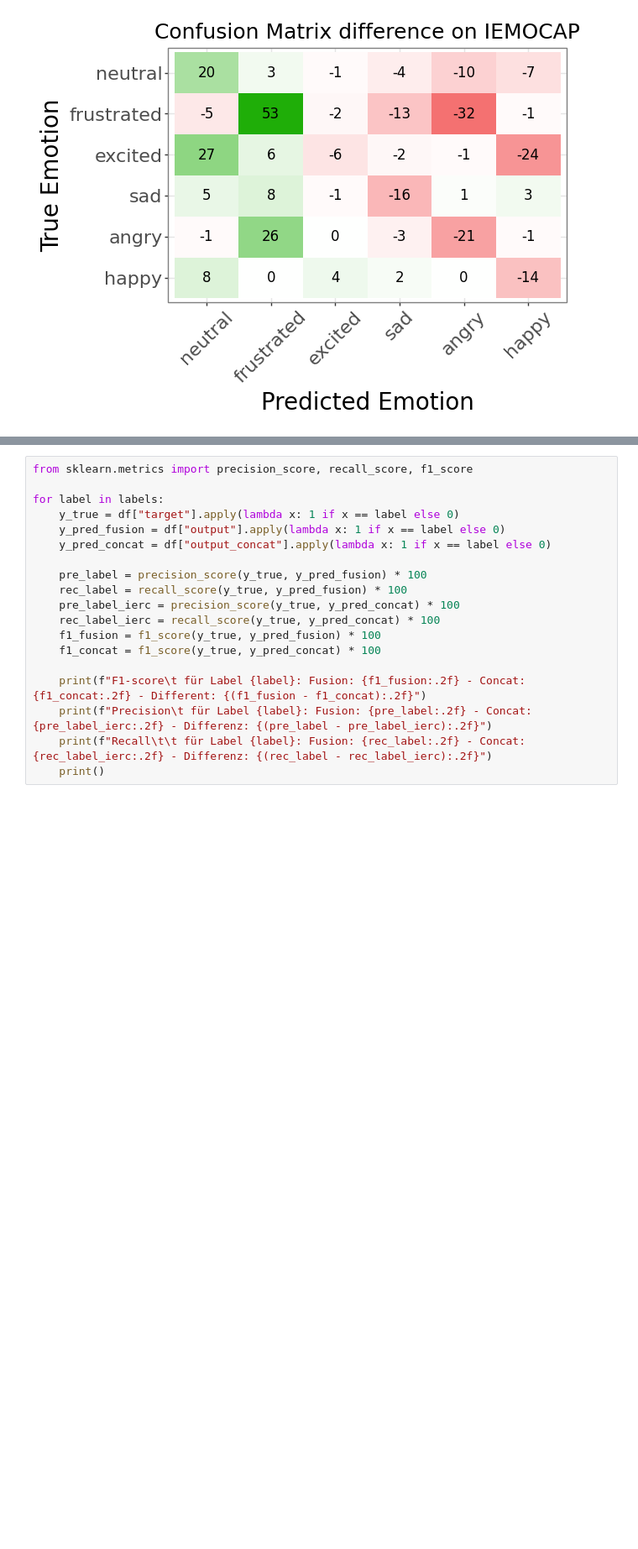
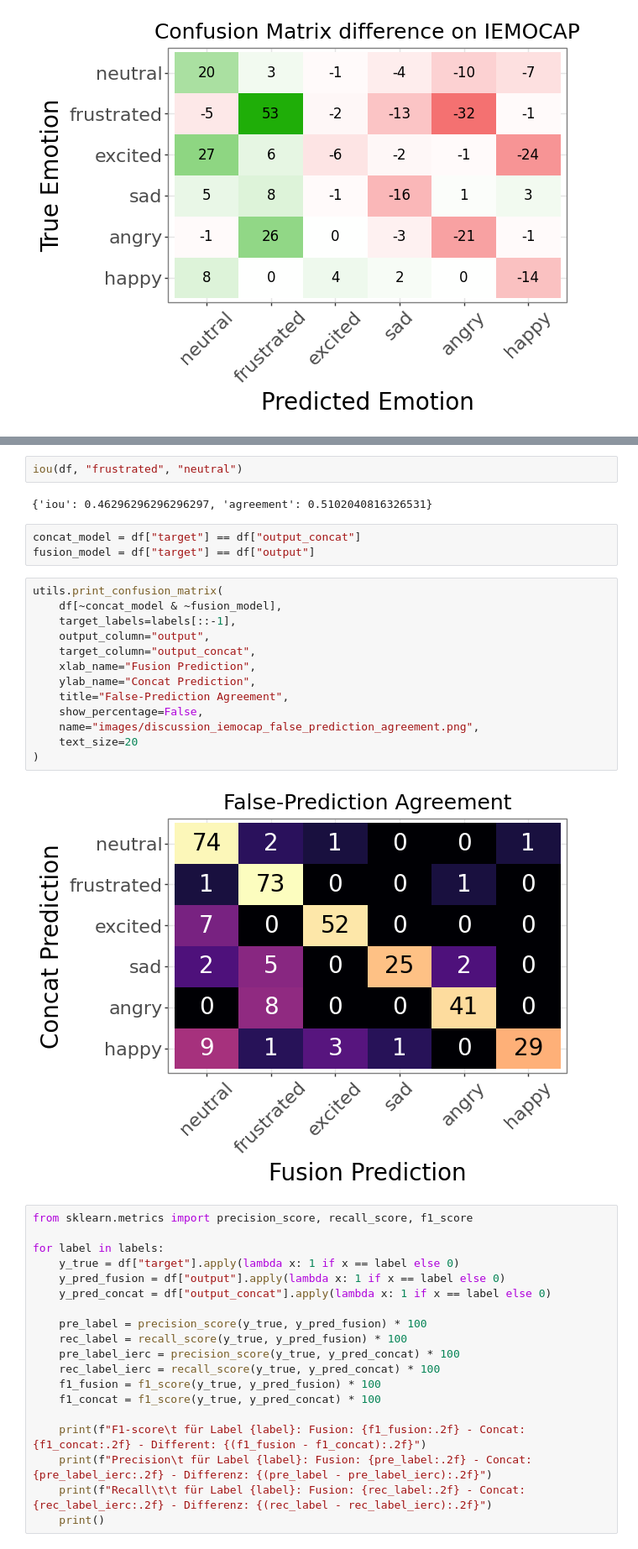
Before and after one commit to HenFo/Masterarbeit, a Jupyter notebook: analysis/mm_models/discussion_iemocap.ipynb, the cells around one changed output, grey strips where cells are left out. Shown at 84% size. Cells and saved outputs as stored; diff of their text form; blank space fills up the shorter version.

```diff
--- a/analysis/mm_models/discussion_iemocap.ipynb
+++ b/analysis/mm_models/discussion_iemocap.ipynb
@@ -177,3 +246,25 @@ iou(df, "happy")
+# %%
+iou(df, "frustrated", "neutral")
+# %% [output]
+{'iou': 0.46296296296296297, 'agreement': 0.5102040816326531}
+# %%
+concat_model = df["target"] == df["output_concat"]
+fusion_model = df["target"] == df["output"]
+# %%
+utils.print_confusion_matrix(
+    df[~concat_model & ~fusion_model],
+    target_labels=labels[::-1],
+    output_column="output",
+    target_column="output_concat",
+    xlab_name="Fusion Prediction",
+    ylab_name="Concat Prediction",
+    title="False-Prediction Agreement",
+    show_percentage=False,
+    name="images/discussion_iemocap_false_prediction_agreement.png",
+    text_size=20
+)
+# %% [output]
+[figure, added]
 # %%
 from sklearn.metrics import precision_score, recall_score, f1_score
 
```
Also changed, not shown: parts of 4 cells of this notebook, 2 other files.
